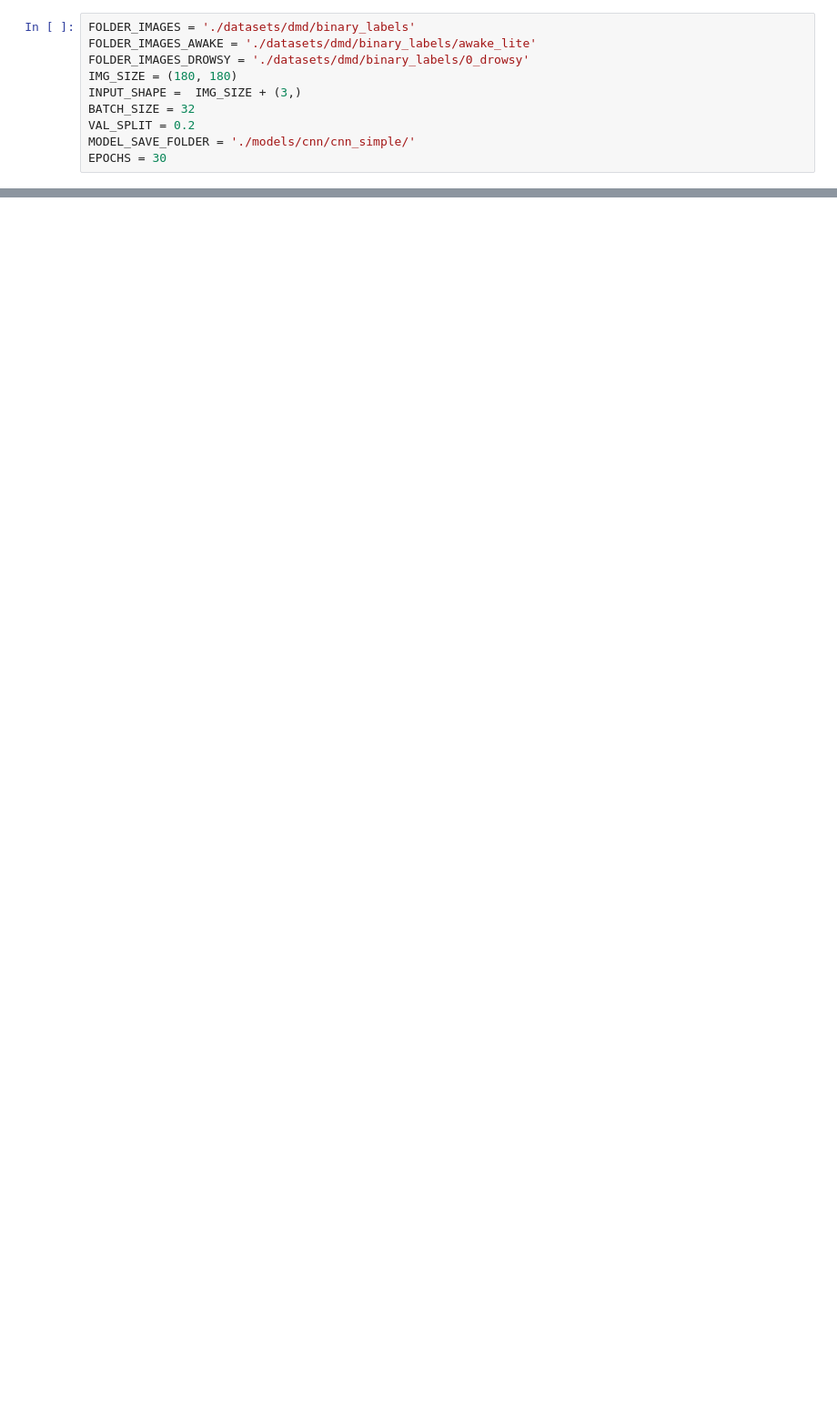
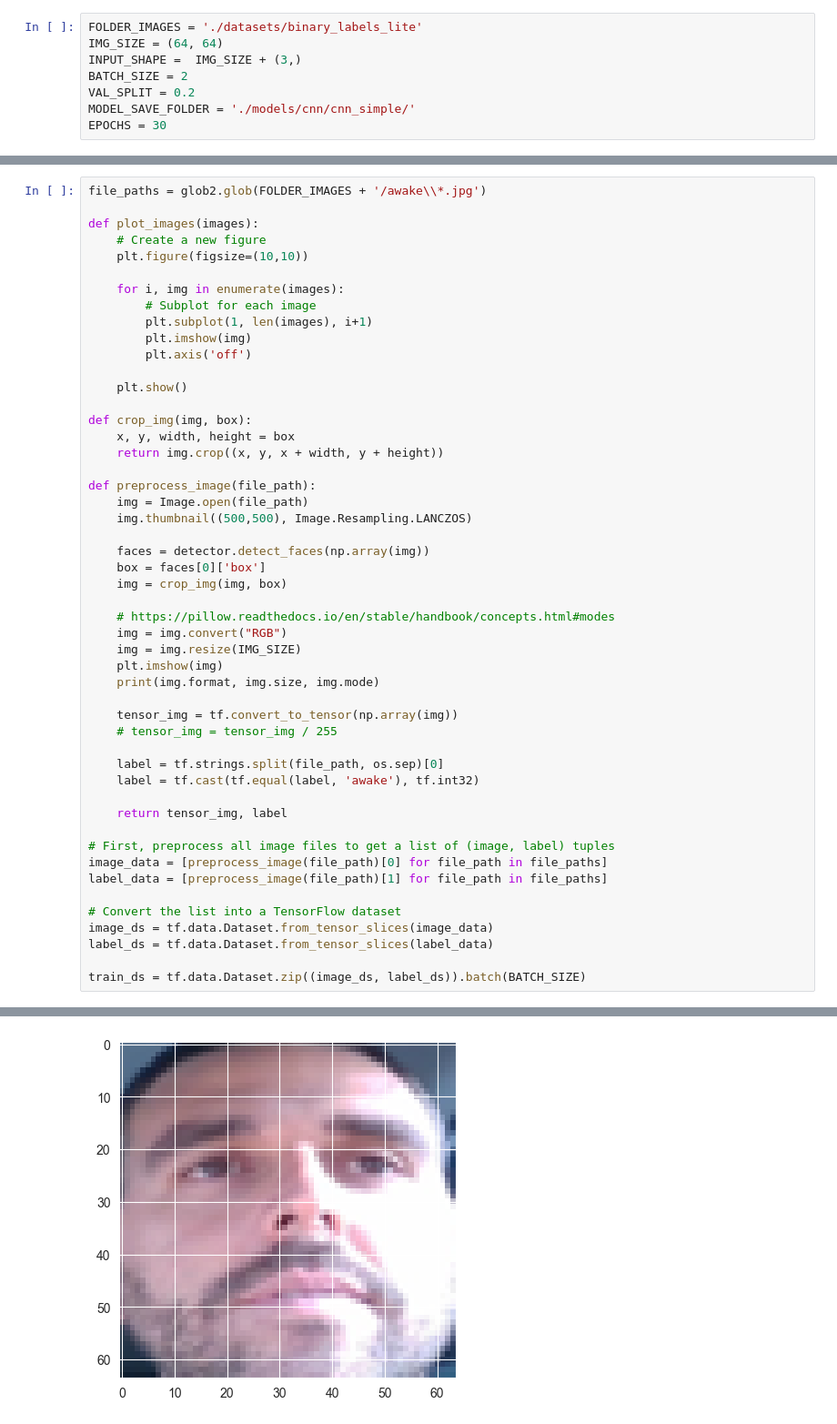
Before and after one commit to frangarcia/eyesontheroad, a Jupyter notebook: eyes_on_the_road.ipynb, the cells around one changed output, grey strips where cells are left out. Shown: that part at 91% size. Saved outputs shown, nothing was run; the diff lists cells and outputs as text; blank space fills up the shorter version.

```diff
--- a/eyes_on_the_road.ipynb
+++ b/eyes_on_the_road.ipynb
@@ -26,12 +28,10 @@ import cv2
 from mtcnn.mtcnn import MTCNN
 detector = MTCNN()
 # %%
-FOLDER_IMAGES = './datasets/dmd/binary_labels'
-FOLDER_IMAGES_AWAKE = './datasets/dmd/binary_labels/awake_lite'
-FOLDER_IMAGES_DROWSY = './datasets/dmd/binary_labels/0_drowsy'
-IMG_SIZE = (180, 180)
+FOLDER_IMAGES = './datasets/binary_labels_lite'
+IMG_SIZE = (64, 64)
 INPUT_SHAPE =  IMG_SIZE + (3,)
-BATCH_SIZE = 32
+BATCH_SIZE = 2
 VAL_SPLIT = 0.2
 MODEL_SAVE_FOLDER = './models/cnn/cnn_simple/'
 EPOCHS = 30
@@ -104,0 +38,51 @@ Traceback (most recent call last):
+# %%
+file_paths = glob2.glob(FOLDER_IMAGES + '/awake\\*.jpg')
+
+def plot_images(images):
+    # Create a new figure
+    plt.figure(figsize=(10,10))
+
+    for i, img in enumerate(images):
+        # Subplot for each image
+        plt.subplot(1, len(images), i+1)
+        plt.imshow(img)
+        plt.axis('off')
+
+    plt.show()
+
+def crop_img(img, box):
+    x, y, width, height = box
+    return img.crop((x, y, x + width, y + height))
+
+def preprocess_image(file_path):
+    img = Image.open(file_path)
+    img.thumbnail((500,500), Image.Resampling.LANCZOS)
+
+    faces = detector.detect_faces(np.array(img))
+    box = faces[0]['box']
+    img = crop_img(img, box)
+
+    # https://pillow.readthedocs.io/en/stable/handbook/concepts.html#modes
+    img = img.convert("RGB")
+    img = img.resize(IMG_SIZE)
+    plt.imshow(img)
+    print(img.format, img.size, img.mode)
+
+    tensor_img = tf.convert_to_tensor(np.array(img))
+    # tensor_img = tensor_img / 255
+
+    label = tf.strings.split(file_path, os.sep)[0]
+    label = tf.cast(tf.equal(label, 'awake'), tf.int32)
+
+    return tensor_img, label
+
+# First, preprocess all image files to get a list of (image, label) tuples
+image_data = [preprocess_image(file_path)[0] for file_path in file_paths]
+label_data = [preprocess_image(file_path)[1] for file_path in file_paths]
+
+# Convert the list into a TensorFlow dataset
+image_ds = tf.data.Dataset.from_tensor_slices(image_data)
+label_ds = tf.data.Dataset.from_tensor_slices(label_data)
+
+train_ds = tf.data.Dataset.zip((image_ds, label_ds)).batch(BATCH_SIZE)
+# %% [output]
@@ -104,0 +97 @@ Traceback (most recent call last):
+[figure, added]
```
Also changed, not shown: parts of 3 cells of this notebook, 8 other files.
